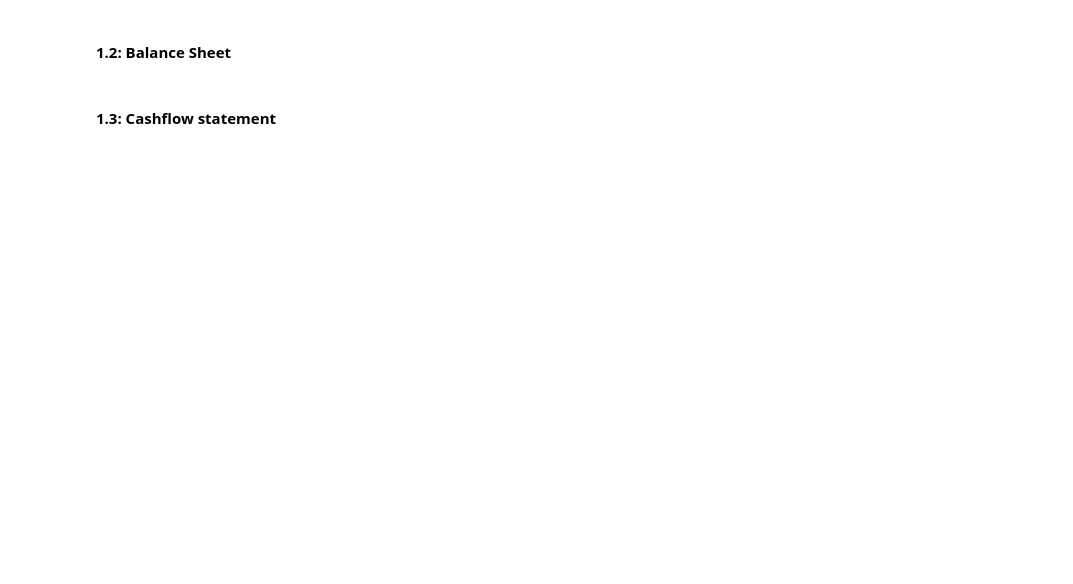
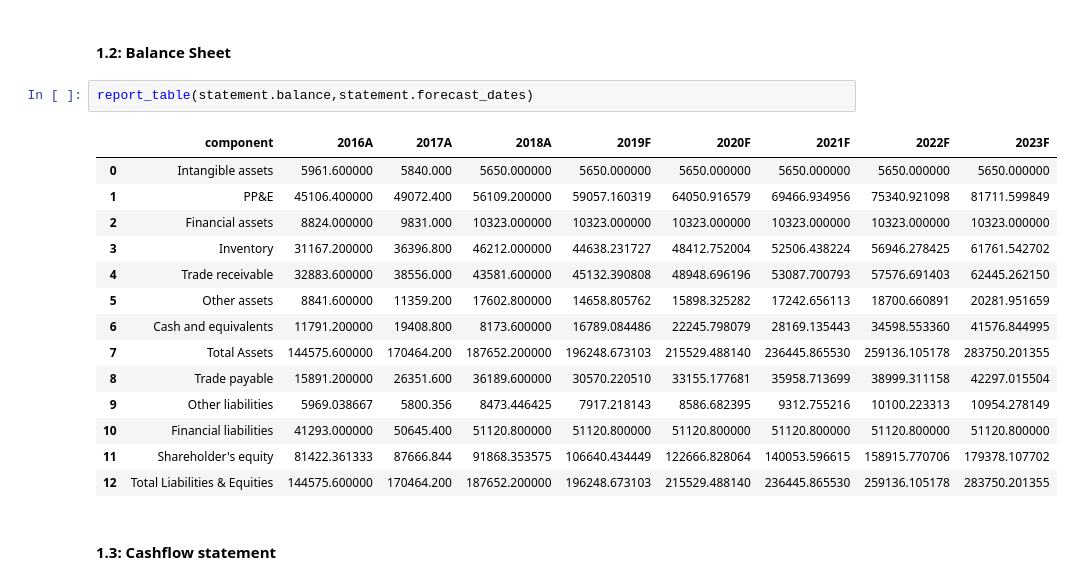
Before and after one commit to subhadri/financial_model, a Jupyter notebook: code/cheesco/company-valuation-2016-2018.ipynb, the cells around one changed output. Drawn from its saved outputs; the diff is of its cells as text; blank space fills up the shorter version.

```diff
--- a/code/cheesco/company-valuation-2016-2018.ipynb
+++ b/code/cheesco/company-valuation-2016-2018.ipynb
@@ -31,4 +51,21 @@ dcf = DCFValuation(wacc=0.1,lt_growth=0.02,a_date=actual_dates,f_date=forecast_d
 # %% [markdown]
 #### 1.2: Balance Sheet
+# %%
+report_table(statement.balance,statement.forecast_dates)
+# %% [output]
+|  | component | 2016A | 2017A | 2018A | 2019F | 2020F | 2021F | 2022F | 2023F |
+| 0 | Intangible assets | 5961.600000 | 5840.000 | 5650.000000 | 5650.000000 | 5650.000000 | 5650.000000 | 5650.000000 | 5650.000000 |
+| 1 | PP&E | 45106.400000 | 49072.400 | 56109.200000 | 59057.160319 | 64050.916579 | 69466.934956 | 75340.921098 | 81711.599849 |
+| 2 | Financial assets | 8824.000000 | 9831.000 | 10323.000000 | 10323.000000 | 10323.000000 | 10323.000000 | 10323.000000 | 10323.000000 |
+| 3 | Inventory | 31167.200000 | 36396.800 | 46212.000000 | 44638.231727 | 48412.752004 | 52506.438224 | 56946.278425 | 61761.542702 |
+| 4 | Trade receivable | 32883.600000 | 38556.000 | 43581.600000 | 45132.390808 | 48948.696196 | 53087.700793 | 57576.691403 | 62445.262150 |
+| 5 | Other assets | 8841.600000 | 11359.200 | 17602.800000 | 14658.805762 | 15898.325282 | 17242.656113 | 18700.660891 | 20281.951659 |
+| 6 | Cash and equivalents | 11791.200000 | 19408.800 | 8173.600000 | 16789.084486 | 22245.798079 | 28169.135443 | 34598.553360 | 41576.844995 |
+| 7 | Total Assets | 144575.600000 | 170464.200 | 187652.200000 | 196248.673103 | 215529.488140 | 236445.865530 | 259136.105178 | 283750.201355 |
+| 8 | Trade payable | 15891.200000 | 26351.600 | 36189.600000 | 30570.220510 | 33155.177681 | 35958.713699 | 38999.311158 | 42297.015504 |
+| 9 | Other liabilities | 5969.038667 | 5800.356 | 8473.446425 | 7917.218143 | 8586.682395 | 9312.755216 | 10100.223313 | 10954.278149 |
+| 10 | Financial liabilities | 41293.000000 | 50645.400 | 51120.800000 | 51120.800000 | 51120.800000 | 51120.800000 | 51120.800000 | 51120.800000 |
+| 11 | Shareholder's equity | 81422.361333 | 87666.844 | 91868.353575 | 106640.434449 | 122666.828064 | 140053.596615 | 158915.770706 | 179378.107702 |
+| 12 | Total Liabilities & Equities | 144575.600000 | 170464.200 | 187652.200000 | 196248.673103 | 215529.488140 | 236445.865530 | 259136.105178 | 283750.201355 |
 # %% [markdown]
 #### 1.3: Cashflow statement
```
Also changed, not shown: parts of 7 cells of this notebook, 3 other files.
